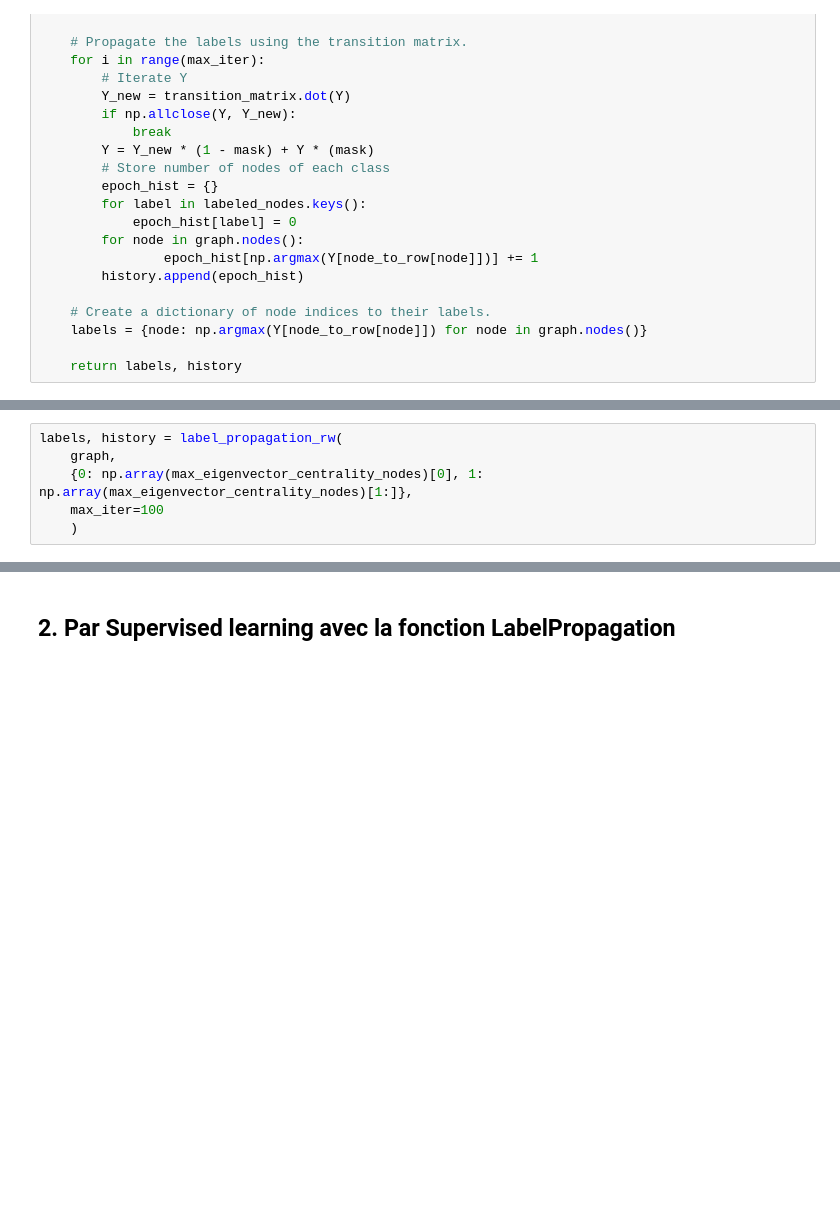
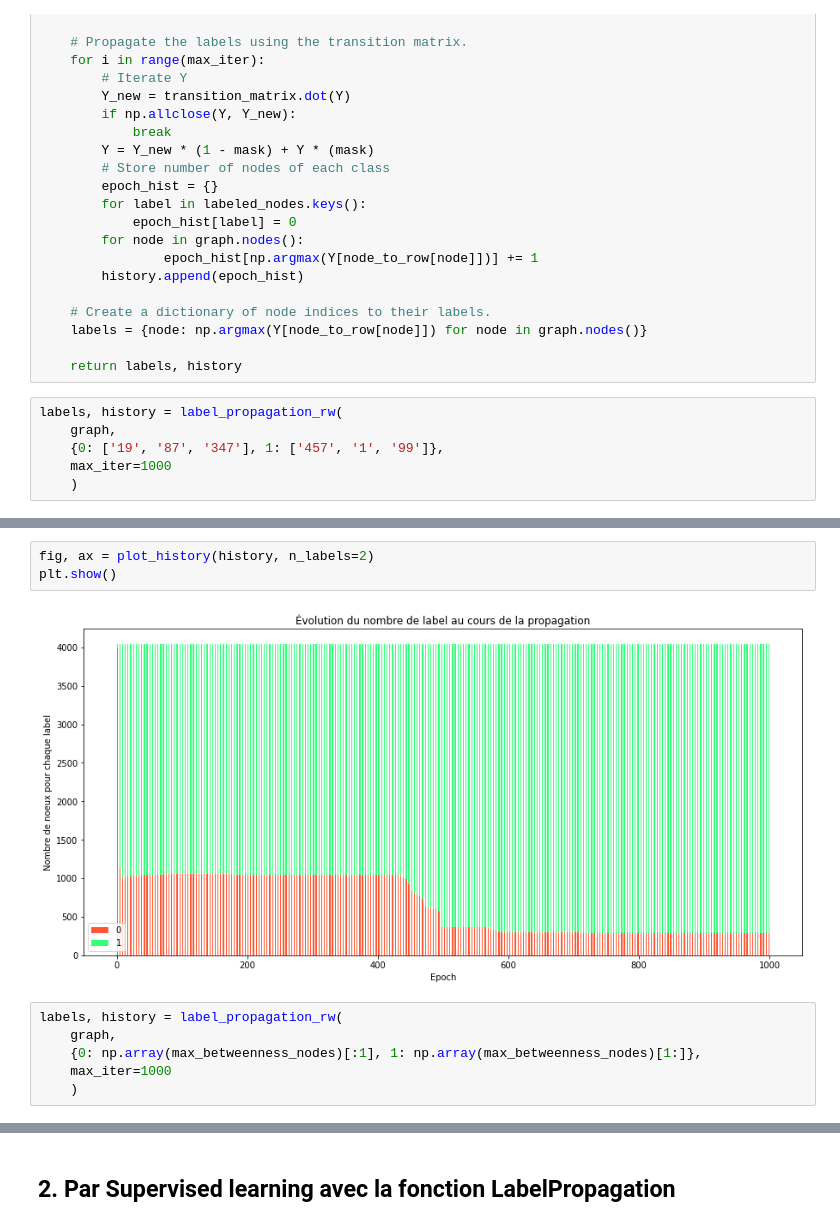
Before and after one commit to GuilhemPrince/graph_mining, a Jupyter notebook: notebooks/graph.ipynb, the cells around one changed output, grey strips where cells are left out. Cells and saved outputs as stored; diff of their text form; blank space fills up the shorter version.

```diff
--- a/notebooks/graph.ipynb
+++ b/notebooks/graph.ipynb
@@ -173,3 +173,9 @@ def label_propagation_rw(graph, labeled_nodes, max_iter=10):
     labels = {node: np.argmax(Y[node_to_row[node]]) for node in graph.nodes()}
 
     return labels, history
+# %%
+labels, history = label_propagation_rw(
+    graph,
+    {0: ['19', '87', '347'], 1: ['457', '1', '99']},
+    max_iter=1000
+    )
@@ -176,8 +198,13 @@ def label_propagation_rw(graph, labeled_nodes, max_iter=10):
+# %%
+fig, ax = plot_history(history, n_labels=2)
+plt.show()
+# %% [output]
+[figure, added]
 # %%
 labels, history = label_propagation_rw(
     graph,
-    {0: np.array(max_eigenvector_centrality_nodes)[0], 1: np.array(max_eigenvector_centrality_nodes)[1:]},
-    max_iter=100
+    {0: np.array(max_betweenness_nodes)[:1], 1: np.array(max_betweenness_nodes)[1:]},
+    max_iter=1000
     )
 # %%
 for epoch, hist in enumerate(history):
```
Also changed, not shown: parts of 13 cells of this notebook.
